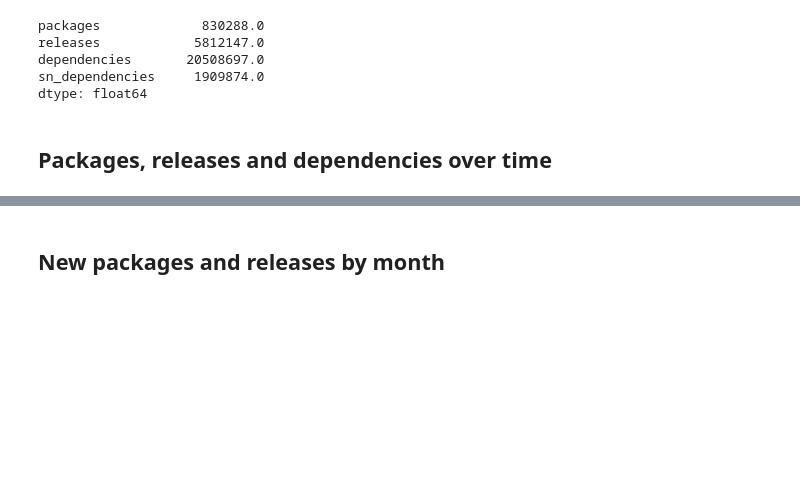
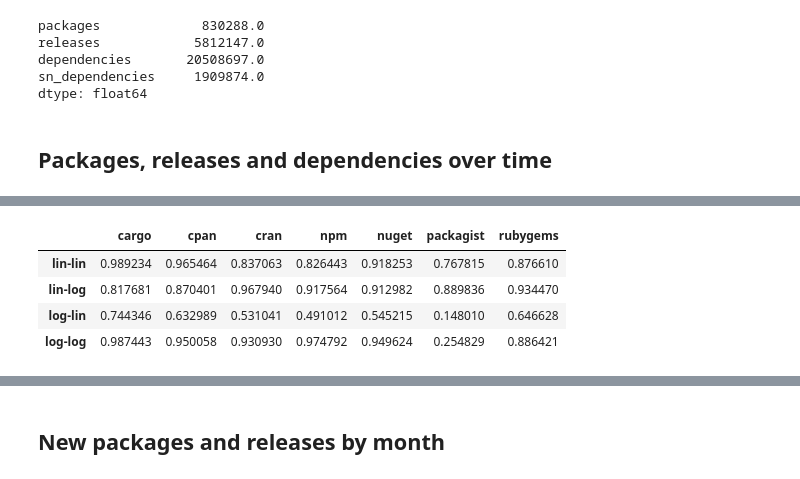
Before and after one commit to AlexandreDecan/ecos-emse, a Jupyter notebook: notebooks/Ecosystem activity.ipynb, the cells around one changed output, grey strips where cells are left out. Cells and saved outputs as stored; diff of their text form; code cells hidden in the pictures; blank space fills up the shorter version.

```diff
--- a/notebooks/Ecosystem activity.ipynb
+++ b/notebooks/Ecosystem activity.ipynb
@@ -105,3 +107,11 @@ savefig(figure, 'act_number_of_packages')
+# %%
+data_temp
+# %% [output]
+|  | cargo | cpan | cran | npm | nuget | packagist | rubygems |
+| lin-lin | 0.989234 | 0.965464 | 0.837063 | 0.826443 | 0.918253 | 0.767815 | 0.876610 |
+| lin-log | 0.817681 | 0.870401 | 0.967940 | 0.917564 | 0.912982 | 0.889836 | 0.934470 |
+| log-lin | 0.744346 | 0.632989 | 0.531041 | 0.491012 | 0.545215 | 0.148010 | 0.646628 |
+| log-log | 0.987443 | 0.950058 | 0.930930 | 0.974792 | 0.949624 | 0.254829 | 0.886421 |
 # %%
 figure, ax = matplotlib.pyplot.subplots()
 figure.set_size_inches(FIG_SIZE)
```
Also changed, not shown: parts of 6 cells of this notebook, 1 other file.
